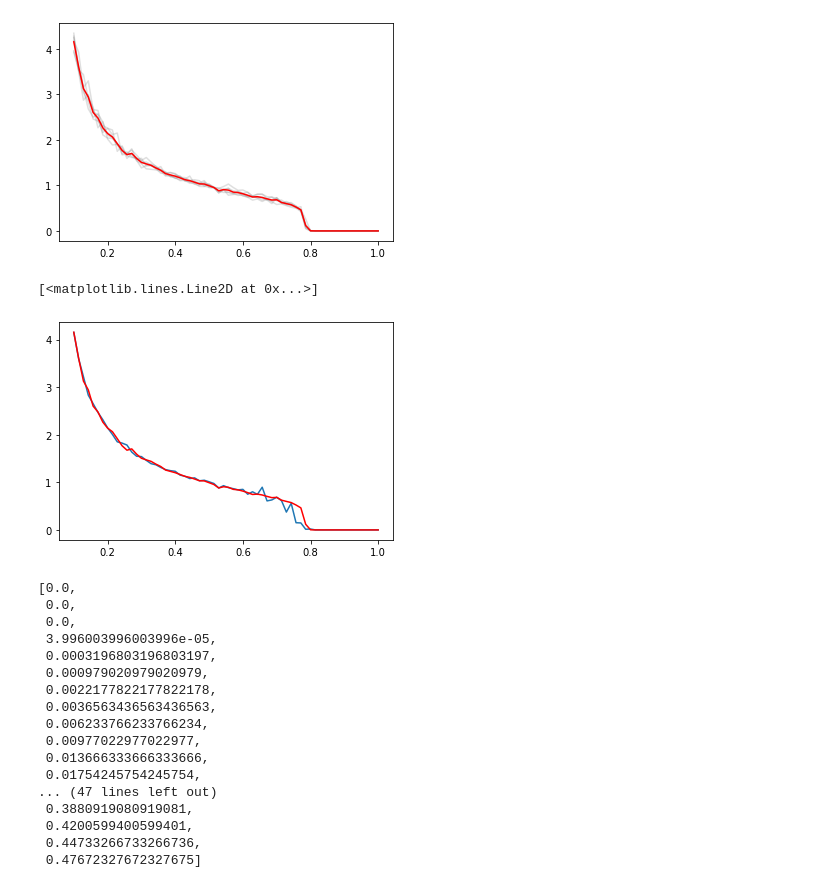
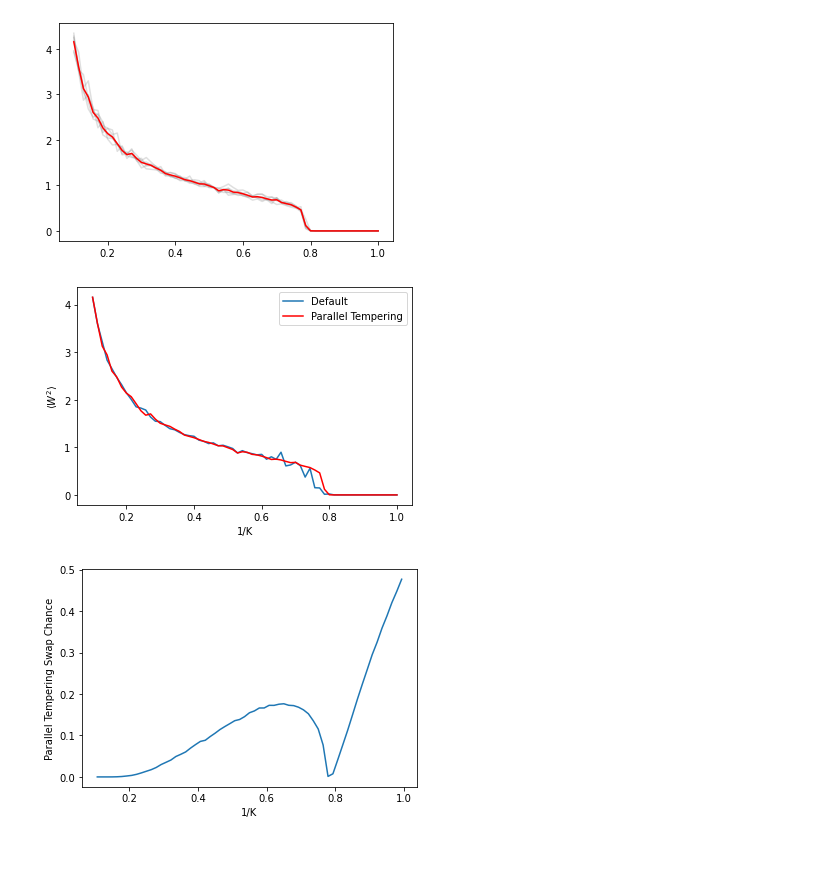
Before and after one commit to Renmusxd/PyGaugeMC, a Jupyter notebook: jupyter/ParallelTemperingTest.ipynb, the cells around one changed output. Saved outputs shown, nothing was run; the diff lists cells and outputs as text; code cells hidden in the pictures; blank space fills up the shorter version.

```diff
--- a/jupyter/ParallelTemperingTest.ipynb
+++ b/jupyter/ParallelTemperingTest.ipynb
@@ -36,28 +36,19 @@ plt.plot(inv_ks, w_v_par.mean(axis=-1), c='red')
 [<matplotlib.lines.Line2D at 0x...>]
 [figure]
 # %%
-plt.plot(inv_ks, w_v.mean(axis=-1))
-plt.plot(inv_ks, w_v_par.mean(axis=-1), c='red')
+plt.plot(inv_ks, w_v.mean(axis=-1), label='Default')
+plt.plot(inv_ks, w_v_par.mean(axis=-1), c='red', label='Parallel Tempering')
+
+plt.xlabel('1/K')
+plt.ylabel(r'$\langle W^2 \rangle$')
+plt.legend()
+plt.show()
 # %% [output]
-[<matplotlib.lines.Line2D at 0x...>]
-[figure, old version]
+[figure, new version]
 # %%
-graph.get_parallel_tempering_success_rate()
+plt.plot((inv_ks[:-1] + inv_ks[1:]) / 2.0, graph.get_parallel_tempering_success_rate())
+plt.xlabel('1/K')
+plt.ylabel('Parallel Tempering Swap Chance')
+plt.show()
 # %% [output]
-[0.0,
- 0.0,
- 0.0,
- 3.996003996003996e-05,
- 0.0003196803196803197,
- 0.000979020979020979,
- 0.0022177822177822178,
- 0.0036563436563436563,
- 0.006233766233766234,
- 0.00977022977022977,
- 0.013666333666333666,
- 0.01754245754245754,
-... (47 lines left out)
- 0.3880919080919081,
- 0.4200599400599401,
- 0.44733266733266736,
- 0.47672327672327675]
+[figure, added]
```
